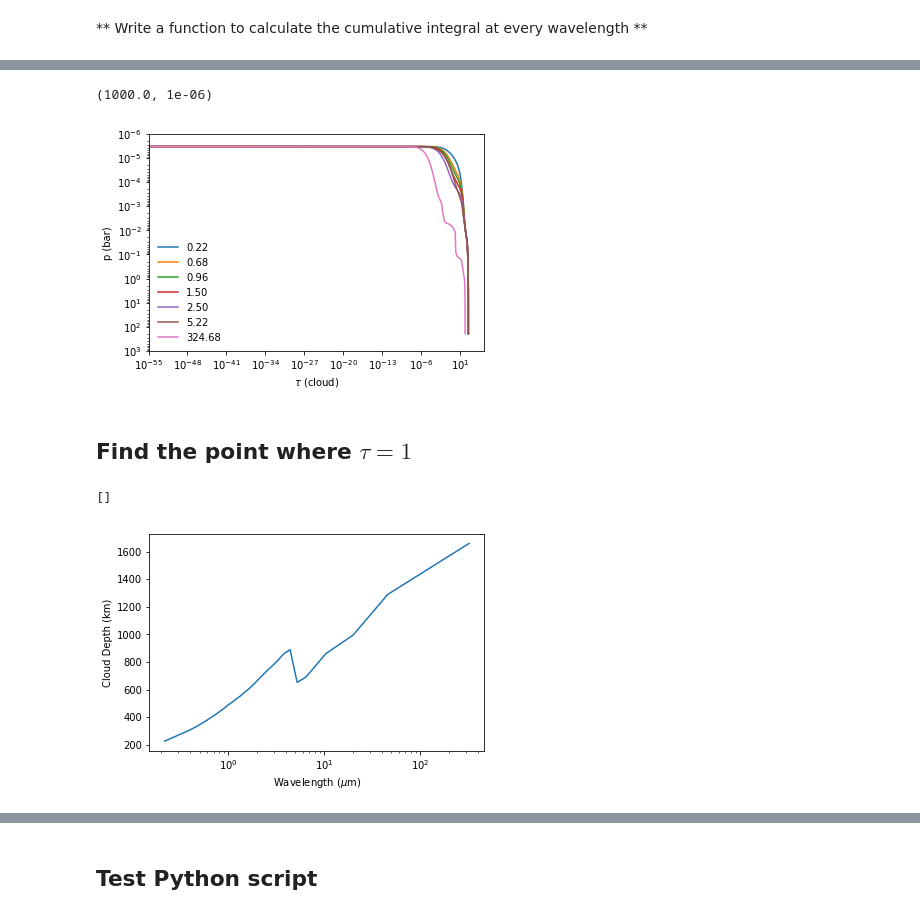
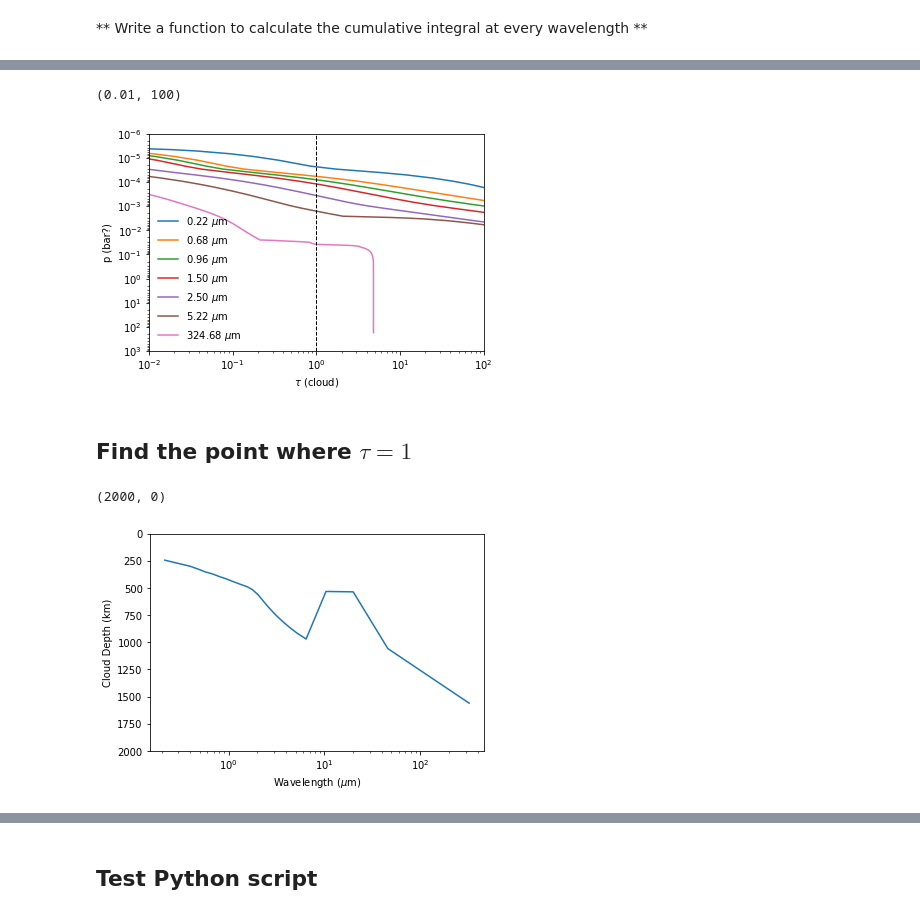
Before and after one commit to eblur/cloudacademyMap, a Jupyter notebook: notebooks/test_cloud_depth.ipynb, the cells around one changed output, grey strips where cells are left out. Cells and saved outputs as stored; diff of their text form; code cells hidden in the pictures.

```diff
--- a/notebooks/test_cloud_depth.ipynb
+++ b/notebooks/test_cloud_depth.ipynb
@@ -71,10 +69,12 @@ def cumulative_integral(z, ext):
 tau = cumulative_integral(z, dtau_dz)
 # %%
 for i in range(len(wavel))[::5]:
-    plt.plot(z, tau[:,i], label='{:.2f}'.format(wavel[i]))
-plt.legend(loc='lower right', frameon=False)
-plt.loglog()
-plt.xlabel('z (cm)')
-plt.ylabel(r'$\tau$ (dust)')
-plt.axhline(1.0, color='k', lw=1)
+    plt.plot(tau[:,i], z*1.e-5, label='{:.2f}'.format(wavel[i]))
+plt.legend(loc='lower left', frameon=False)
+plt.semilogx()
+plt.ylabel('z (km)')
+plt.xlabel(r'$\tau$ (dust)')
+plt.ylim(8000, 0)
+plt.axvline(1.0, color='k', lw=1)
+plt.xlim(1.e-3, 1.e4)
 # %% [output]
@@ -83,15 +83,15 @@ plt.axhline(1.0, color='k', lw=1)
 # %%
 for i in range(len(wavel))[::5]:
-    plt.plot(tau[:,i], p * 1.e-6, label='{:.2f}'.format(wavel[i]))
+    plt.plot(tau[:,i], p * 1.e-6, label='{:.2f} $\mu$m'.format(wavel[i]))
 plt.legend(loc='lower left', frameon=False)
 plt.loglog()
 plt.xlabel(r'$\tau$ (cloud)')
-plt.ylabel(r'p (bar)')
+plt.ylabel(r'p (bar?)')
 plt.ylim(1.e3, 1.e-6)
-#plt.axhline(1.0, color='k', lw=1, ls='--')
-#plt.xlim(7.e7, z_out[-1])
+plt.axvline(1.0, color='k', lw=1, ls='--')
+plt.xlim(0.01, 100)
 # %% [output]
-(1000.0, 1e-06)
+(0.01, 100)
-[figure, old version]
+[figure, new version]
 # %% [markdown]
 ## Find the point where $\tau = 1$
@@ -98,17 +100,23 @@ plt.ylim(1.e3, 1.e-6)
 # %%
-def calc_cloud_depth(z, integrand, tau=1.0):
+def calc_cloud_depth(z, integrand, tau=1.0, p_val=True):
+    x = z
+    if p_val:
+        thermo = read_file(thermofile)
+        x = thermo['p'] * 1.e-6 # bar
+
     result = []
     for i in range(len(integrand[0])):
-        tau_interp = interp1d(integrand[:,i], z)
+        tau_interp = interp1d(integrand[:,i], x, fill_value=(x[0], x[-1]), bounds_error=False)
         result.append(tau_interp(tau))
     return np.array(result) # cm
 # %%
-dep = calc_cloud_depth(z, tau) * 1.e-5 # km
+dep = calc_cloud_depth(z, tau, p_val=False) * 1.e-5 # km
 # %%
 plt.plot(wavel, dep)
 plt.xlabel('Wavelength ($\mu$m)')
 plt.ylabel('Cloud Depth (km)')
 plt.semilogx()
+plt.ylim(2000, 0)
 # %% [output]
-[]
+(2000, 0)
-[figure, old version]
+[figure, new version]
```
Also changed, not shown: parts of 12 cells of this notebook, 1 other file.
